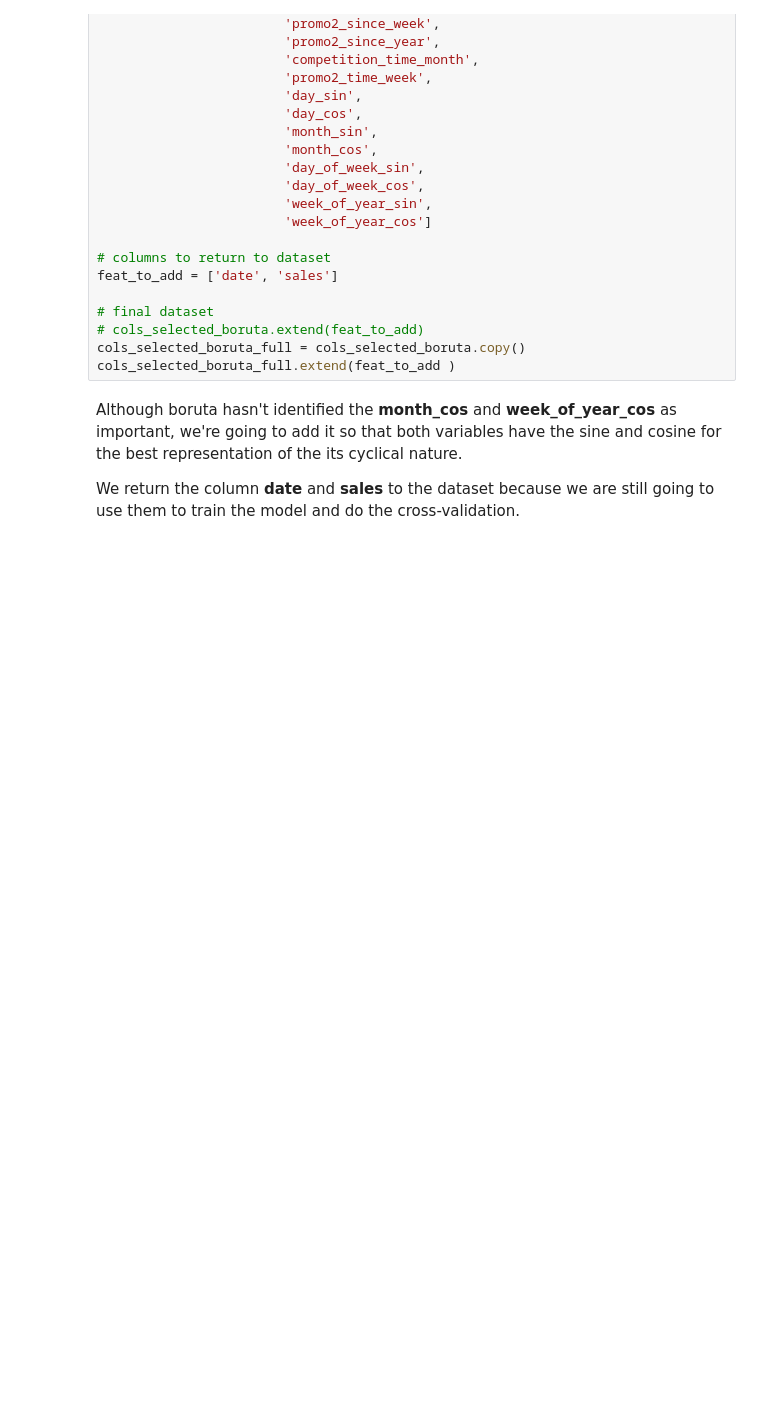
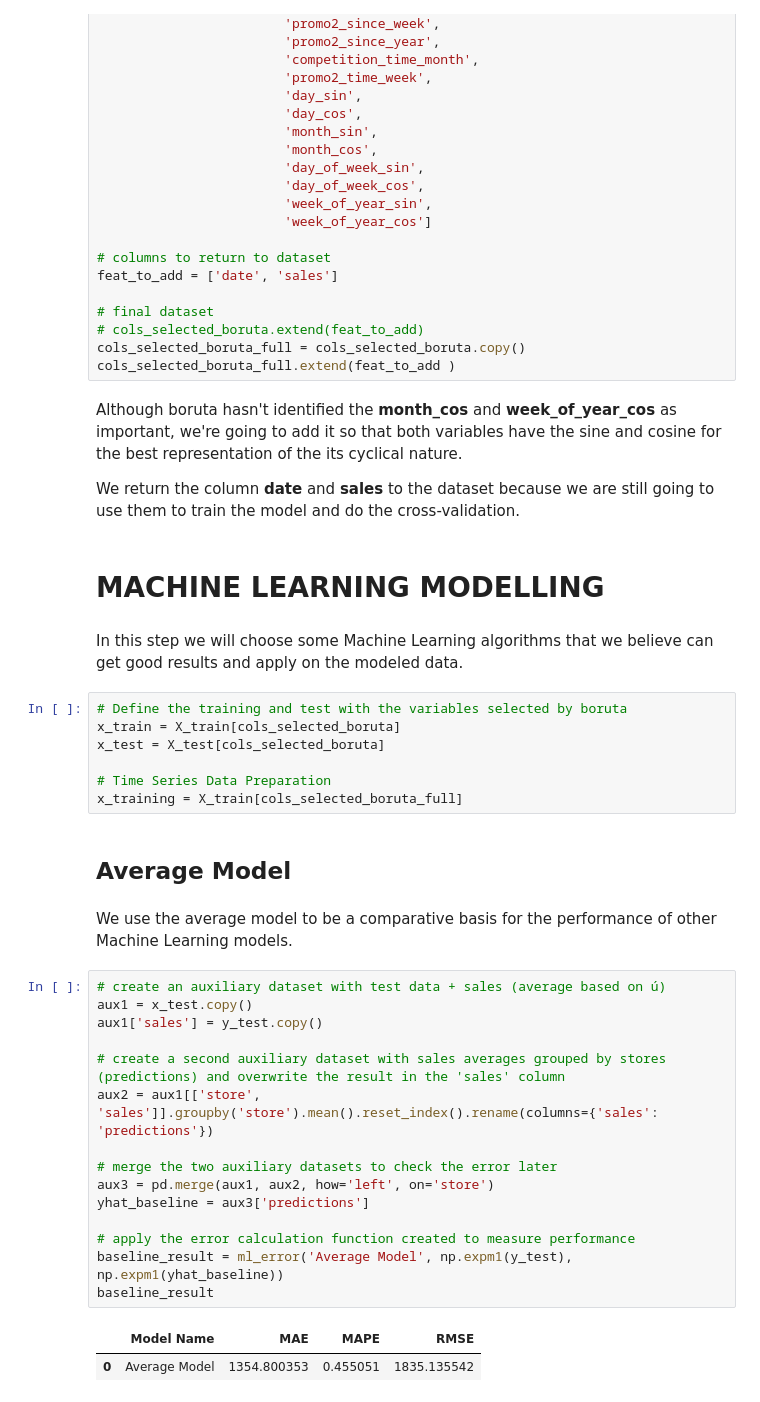
Before and after one commit to lbVictor/Sales_Prediction, a Jupyter notebook: notebooks/store_sales_prediction_cycle01.ipynb, the cells around one changed output. Saved outputs shown, nothing was run; the diff lists cells and outputs as text; blank space fills up the shorter version.

Commit message:
Machine Learning and Cross-Validation done

```diff
--- a/notebooks/store_sales_prediction_cycle01.ipynb
+++ b/notebooks/store_sales_prediction_cycle01.ipynb
@@ -1386,3 +1386,36 @@ cols_selected_boruta_full.extend(feat_to_add )
 Although boruta hasn't identified the **month_cos** and **week_of_year_cos** as important, we're going to add it so that both variables have the sine and cosine for the best representation of the its cyclical nature.
 
 We return the column **date** and **sales** to the dataset because we are still going to use them to train the model and do the cross-validation.
+# %% [markdown]
+# **MACHINE LEARNING MODELLING**
+# %% [markdown]
+In this step we will choose some Machine Learning algorithms that we believe can get good results and apply on the modeled data.
+# %%
+# Define the training and test with the variables selected by boruta
+x_train = X_train[cols_selected_boruta]
+x_test = X_test[cols_selected_boruta]
+
+# Time Series Data Preparation
+x_training = X_train[cols_selected_boruta_full]
+# %% [markdown]
+## **Average Model**
+# %% [markdown]
+We use the average model to be a comparative basis for the performance of other Machine Learning models.
+# %%
+# create an auxiliary dataset with test data + sales (average based on ú)
+aux1 = x_test.copy()
+aux1['sales'] = y_test.copy()
+
+# create a second auxiliary dataset with sales averages grouped by stores (predictions) and overwrite the result in the 'sales' column
+aux2 = aux1[['store', 'sales']].groupby('store').mean().reset_index().rename(columns={'sales': 'predictions'})
+
+# merge the two auxiliary datasets to check the error later
+aux3 = pd.merge(aux1, aux2, how='left', on='store')
+yhat_baseline = aux3['predictions']
+
+# apply the error calculation function created to measure performance
+baseline_result = ml_error('Average Model', np.expm1(y_test), np.expm1(yhat_baseline))
+baseline_result
+# %% [output]
+|  | Model Name | MAE | MAPE | RMSE |
+| 0 | Average Model | 1354.800353 | 0.455051 | 1835.135542 |
```
Also changed, not shown: parts of 34 cells of this notebook.
